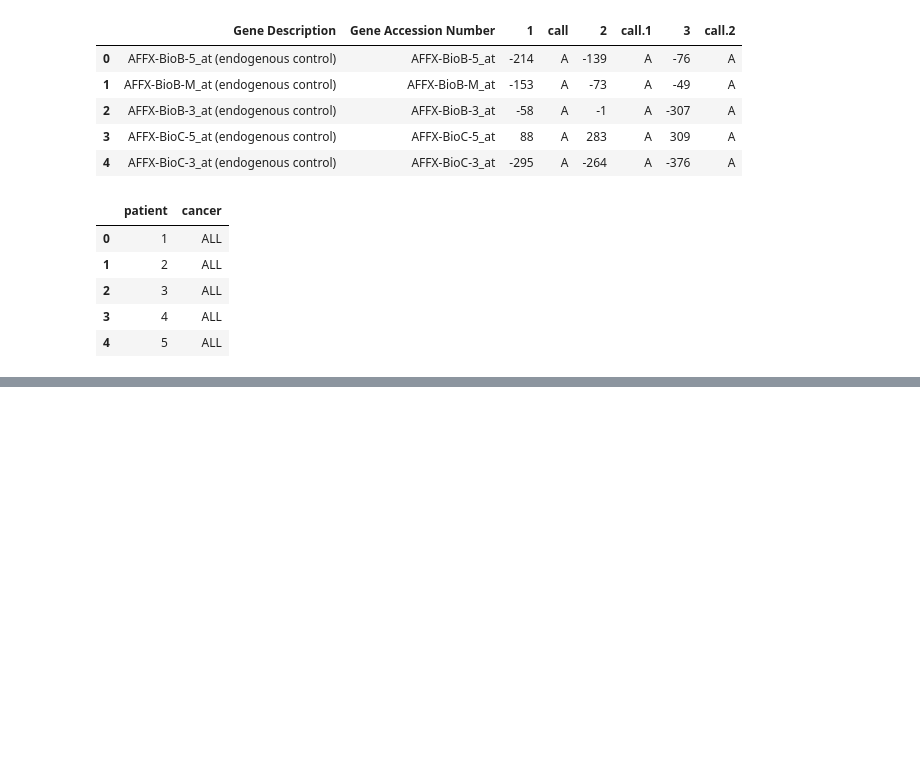
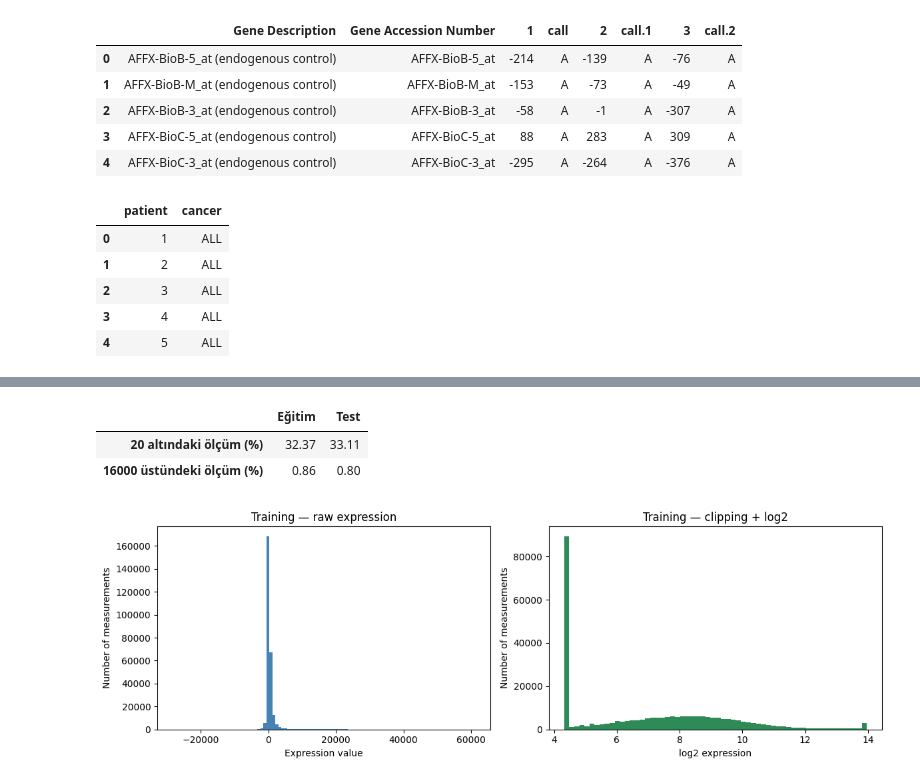
Before and after one commit to feyzatesoglu/all-aml-gene-expression-classification, a Jupyter notebook: notebooks/01_data_exploration.ipynb, the cells around one changed output, grey strips where cells are left out. Saved outputs shown, nothing was run; the diff lists cells and outputs as text; code cells hidden in the pictures; blank space fills up the shorter version.

```diff
--- a/notebooks/01_data_exploration.ipynb
+++ b/notebooks/01_data_exploration.ipynb
@@ -80,0 +468,57 @@ Etiket tablosu: (72, 2)
+# %%
+LOWER_BOUND = 20
+UPPER_BOUND = 16000
+
+# Ham X_train ve X_test korunuyor.
+X_train_log = np.log2(
+    X_train.clip(lower=LOWER_BOUND, upper=UPPER_BOUND)
+)
+
+X_test_log = np.log2(
+    X_test.clip(lower=LOWER_BOUND, upper=UPPER_BOUND)
+)
+
+def clipping_summary(X):
+    values = X.to_numpy()
+
+    return {
+        "20 altındaki ölçüm (%)": 100 * (values < LOWER_BOUND).mean(),
+        "16000 üstündeki ölçüm (%)": 100 * (values > UPPER_BOUND).mean(),
+    }
+
+display(pd.DataFrame({
+    "Eğitim": clipping_summary(X_train),
+    "Test": clipping_summary(X_test),
+}).round(2))
+
+assert np.isfinite(X_train_log.to_numpy()).all()
+assert np.isfinite(X_test_log.to_numpy()).all()
+
+# Dönüşüm etkisini eğitim verisinde incele.
+fig, axes = plt.subplots(1, 2, figsize=(12, 4))
+
+axes[0].hist(
+    X_train.to_numpy().ravel(),
+    bins=100,
+    color="steelblue"
+)
+axes[0].set_title("Training — raw expression")
+axes[0].set_xlabel("Expression value")
+axes[0].set_ylabel("Number of measurements")
+
+axes[1].hist(
+    X_train_log.to_numpy().ravel(),
+    bins=60,
+    color="seagreen"
+)
+axes[1].set_title("Training — clipping + log2")
+axes[1].set_xlabel("log2 expression")
+axes[1].set_ylabel("Number of measurements")
+
+plt.tight_layout()
+plt.show()
+# %% [output]
+|  | Eğitim | Test |
+| 20 altındaki ölçüm (%) | 32.37 | 33.11 |
+| 16000 üstündeki ölçüm (%) | 0.86 | 0.80 |
+[figure, added]
```
Also changed, not shown: parts of 9 cells of this notebook.
